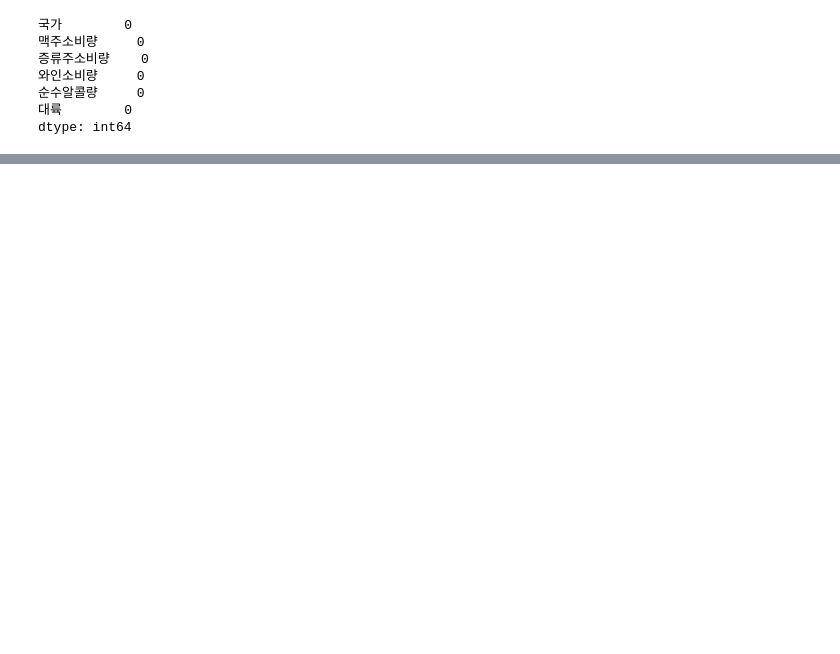
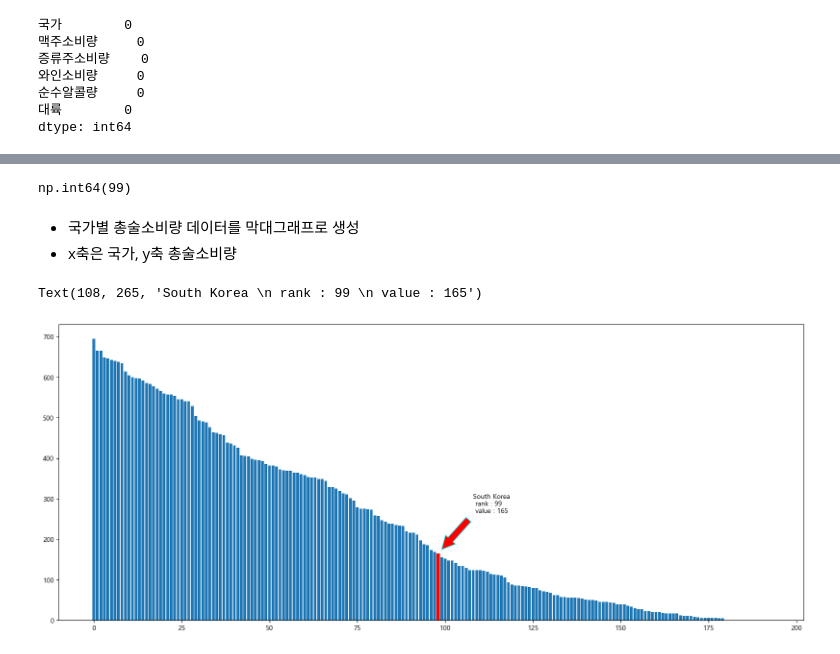
Before and after one commit to bsmoon-86/multicam_2025, a Jupyter notebook: 250915/01_matplot.ipynb, the cells around one changed output, grey strips where cells are left out. Drawn from its saved outputs; the diff is of its cells as text; code cells hidden in the pictures; blank space fills up the shorter version.

```diff
--- a/250915/01_matplot.ipynb
+++ b/250915/01_matplot.ipynb
@@ -272,0 +368,5 @@ df['총술소비량'] = df.loc[ : ,'맥주소비량' : '와인소비량'].sum(ax
+# %%
+df.sort_values(['총술소비량'], ascending=False, inplace=True)
+# %%
+# 인덱스를 초기화하고 기존의 인덱는 제거
+df.reset_index(drop=True, inplace=True)
@@ -272,0 +376,45 @@ df['총술소비량'] = df.loc[ : ,'맥주소비량' : '와인소비량'].sum(ax
+# %%
+df.loc[flag, ].index[0] + 1
+# %% [output]
+np.int64(99)
+# %% [markdown]
+- 국가별 총술소비량 데이터를 막대그래프로 생성
+- x축은 국가, y축 총술소비량
+# %%
+x = df.index
+y = df['총술소비량']
+
+# 한국의 인덱스의 번호를 저장
+flag = df['국가'] == 'South Korea'
+korea_idx = df.loc[flag, ].index[0]
+korea_value = df.loc[korea_idx, '총술소비량']
+
+# 그래프가 그려지는 공간의 사이즈를 변경
+plt.figure(figsize=(20, 8))
+
+bar_list = plt.bar(x, y)
+
+# korea_idx 위치에 막대의 색상을 변경
+bar_list[korea_idx].set_color('r')
+
+# 주석을 추가
+plt.annotate(
+    # 주석 문구
+    f"South Korea \n rank : {korea_idx+1} \n value : {korea_value}",
+    # 주석의 위치 (설명이 되야되는 부분)
+    xy = (korea_idx, korea_value),
+    # 텍스트의 위치
+    xytext = (korea_idx + 10, korea_value + 100),
+    # xy, xy_text를 연결하는 화살표 추가
+    arrowprops={
+        'facecolor' : 'r', # 화살표 내부의 색상을 설정
+        'edgecolor' : 'cyan', # 화살표 테두리의 색상을 설정
+        'headwidth' : 20,  # 화살표 머리의 너비 설정
+        'headlength' : 20, # 화살표 머리의 길이를 설정
+        'width' : 10, # 화살표 꼬리의 너비 설정
+        'shrink' : 0.1  # 화살표와 xy, xytext의 간격을 설정
+    }
+)
+# %% [output]
+Text(108, 265, 'South Korea \n rank : 99 \n value : 165')
+[figure, added]
```
Also changed, not shown: parts of 11 cells of this notebook.
